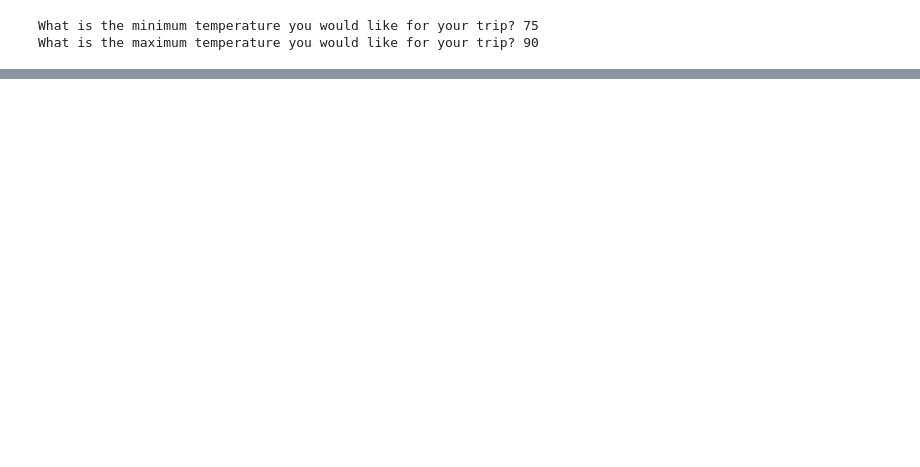
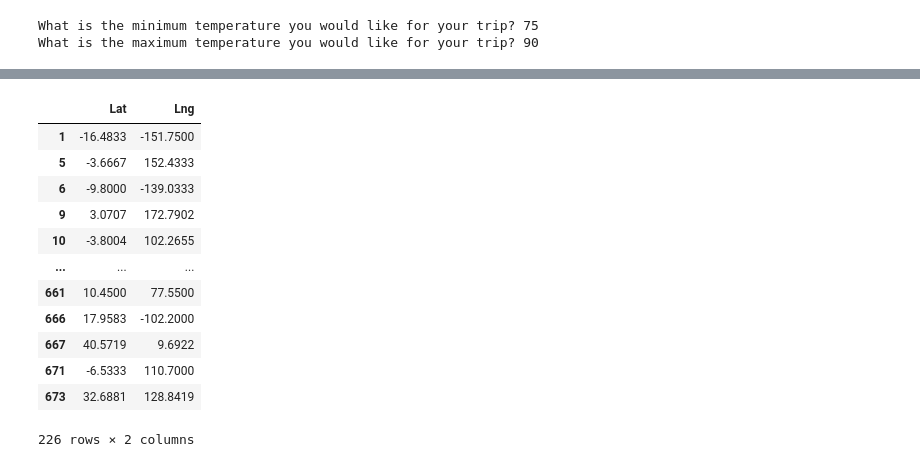
Before and after one commit to veenapu/World_Weather_analysis, a Jupyter notebook: Vacation_Search/Vacation_Search.ipynb, the cells around one changed output, grey strips where cells are left out. Drawn from its saved outputs; the diff is of its cells as text; code cells hidden in the pictures; blank space fills up the shorter version.

```diff
--- a/Vacation_Search/Vacation_Search.ipynb
+++ b/Vacation_Search/Vacation_Search.ipynb
@@ -208,2 +274,20 @@ locations = clean_hotel_df[["Lat", "Lng"]]
+# %%
+# 10b. Get the latitude and longitude from each row and store in a new DataFrame.
+locations_df = clean_hotel_df[["Lat", "Lng"]]
+locations_df
+# %% [output]
+|  | Lat | Lng |
+| 1 | -16.4833 | -151.7500 |
+| 5 | -3.6667 | 152.4333 |
+| 6 | -9.8000 | -139.0333 |
+| 9 | 3.0707 | 172.7902 |
+| 10 | -3.8004 | 102.2655 |
+| ... | ... | ... |
+| 661 | 10.4500 | 77.5500 |
+| 666 | 17.9583 | -102.2000 |
+| 667 | 40.5719 | 9.6922 |
+| 671 | -6.5333 | 110.7000 |
+| 673 | 32.6881 | 128.8419 |
+226 rows × 2 columns
 # %%
 # 11a. Add a marker layer for each city to the map.
```
Also changed, not shown: parts of 18 cells of this notebook, 8 other files.
